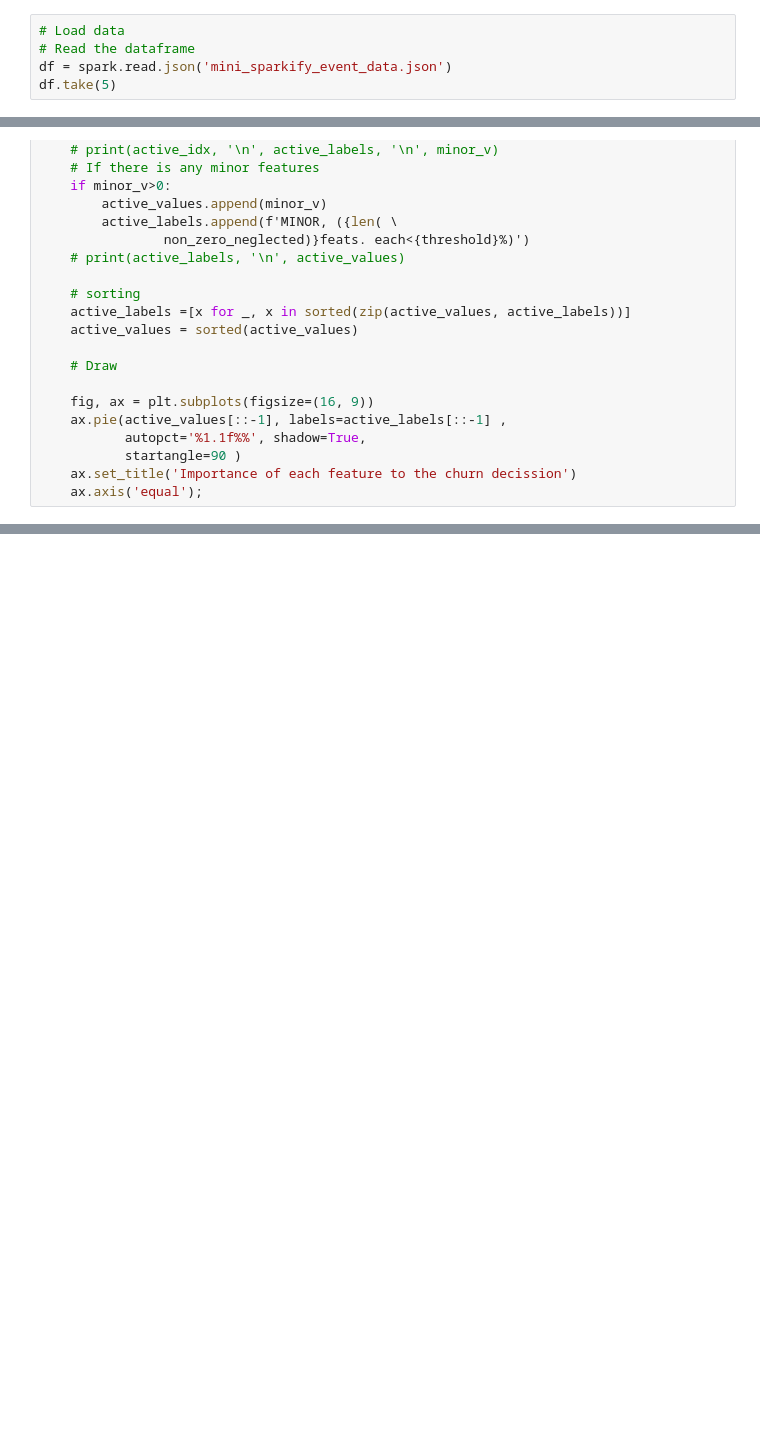
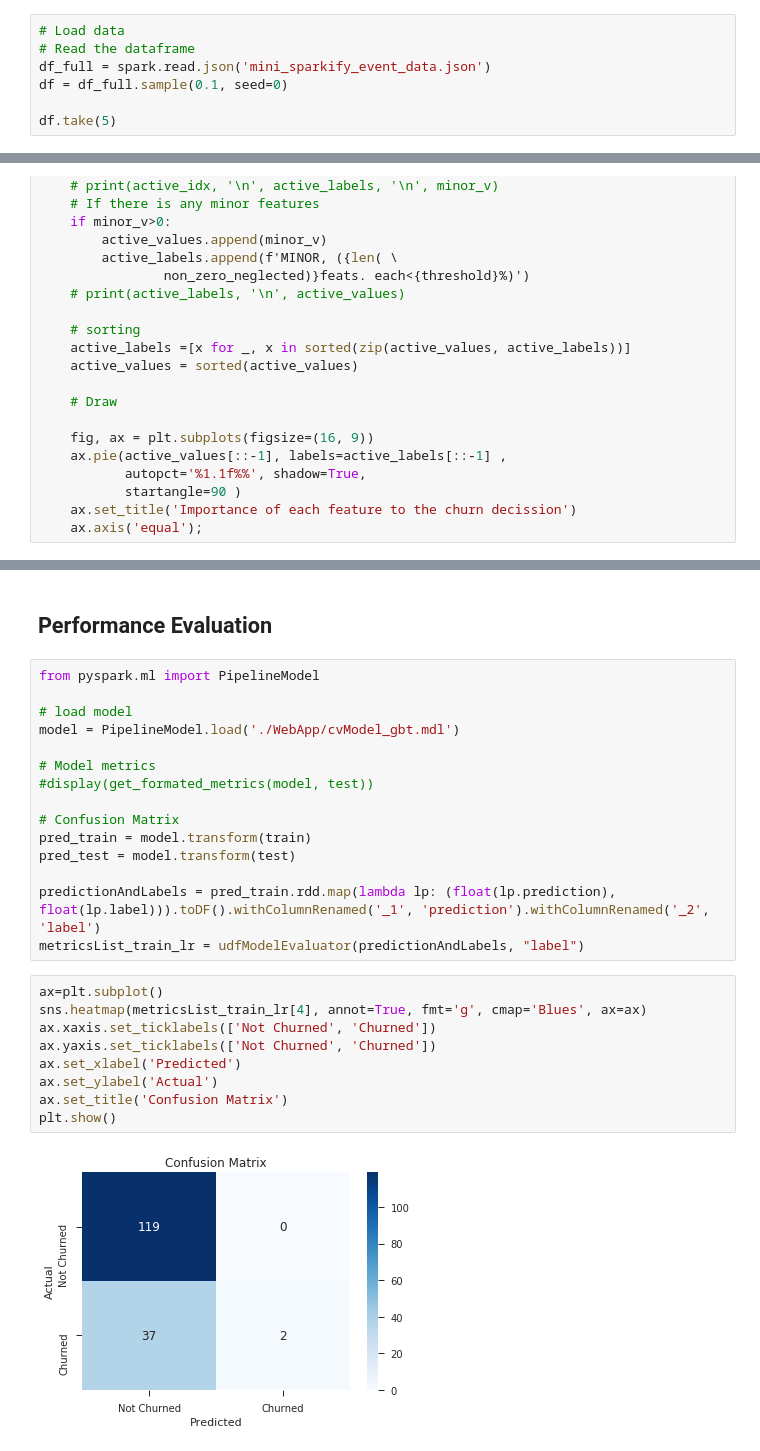
Before and after one commit to VMK11/sparkify-customer-churn-prediction-udacity-master, a Jupyter notebook: Sparkify.ipynb, the cells around one changed output, grey strips where cells are left out. Saved outputs shown, nothing was run; the diff lists cells and outputs as text; blank space fills up the shorter version.

```diff
--- a/Sparkify.ipynb
+++ b/Sparkify.ipynb
@@ -70,5 +72,7 @@ In this workspace, the mini-dataset file is `mini_sparkify_event_data.json`. Loa
 # %%
 # Load data
 # Read the dataframe
-df = spark.read.json('mini_sparkify_event_data.json')
+df_full = spark.read.json('mini_sparkify_event_data.json')
+df = df_full.sample(0.1, seed=0)
+
 df.take(5)
@@ -878,3 +1037,31 @@ plt.show()
 
 # Features effect
 #draw_features_contribution(m, x_labels=features_labels)
+# %% [markdown]
+## Performance Evaluation
+# %%
+from pyspark.ml import PipelineModel
+
+# load model
+model = PipelineModel.load('./WebApp/cvModel_gbt.mdl')
+
+# Model metrics
+#display(get_formated_metrics(model, test))
+
+# Confusion Matrix
+pred_train = model.transform(train)
+pred_test = model.transform(test)
+
+predictionAndLabels = pred_train.rdd.map(lambda lp: (float(lp.prediction), float(lp.label))).toDF().withColumnRenamed('_1', 'prediction').withColumnRenamed('_2', 'label')
+metricsList_train_lr = udfModelEvaluator(predictionAndLabels, "label")
+# %%
+ax=plt.subplot()
+sns.heatmap(metricsList_train_lr[4], annot=True, fmt='g', cmap='Blues', ax=ax)
+ax.xaxis.set_ticklabels(['Not Churned', 'Churned'])
+ax.yaxis.set_ticklabels(['Not Churned', 'Churned'])
+ax.set_xlabel('Predicted')
+ax.set_ylabel('Actual')
+ax.set_title('Confusion Matrix')
+plt.show()
+# %% [output]
+[figure, added]
```
Also changed, not shown: parts of 36 cells of this notebook, 4 other files.
